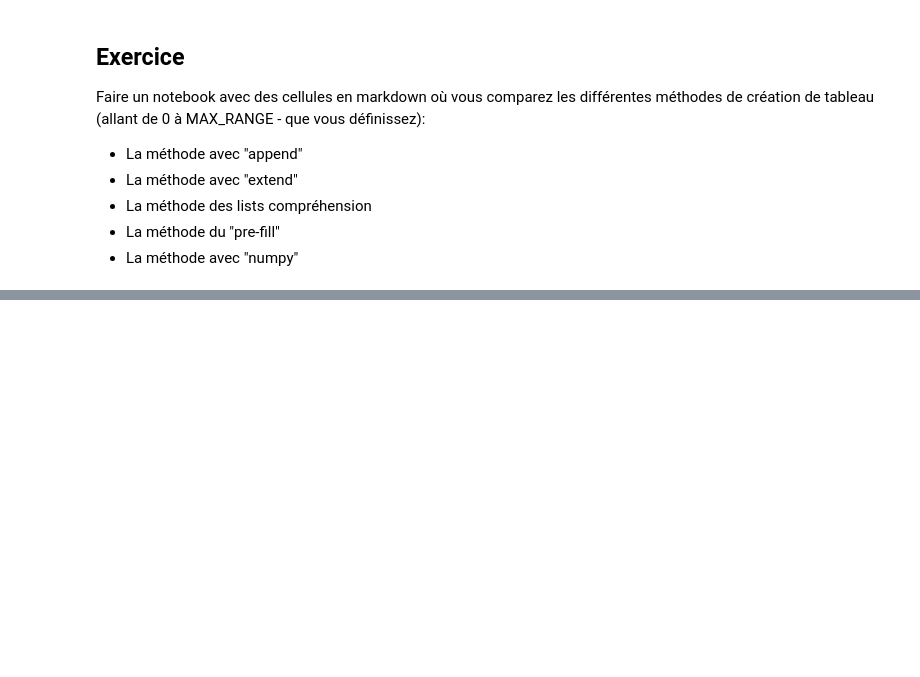
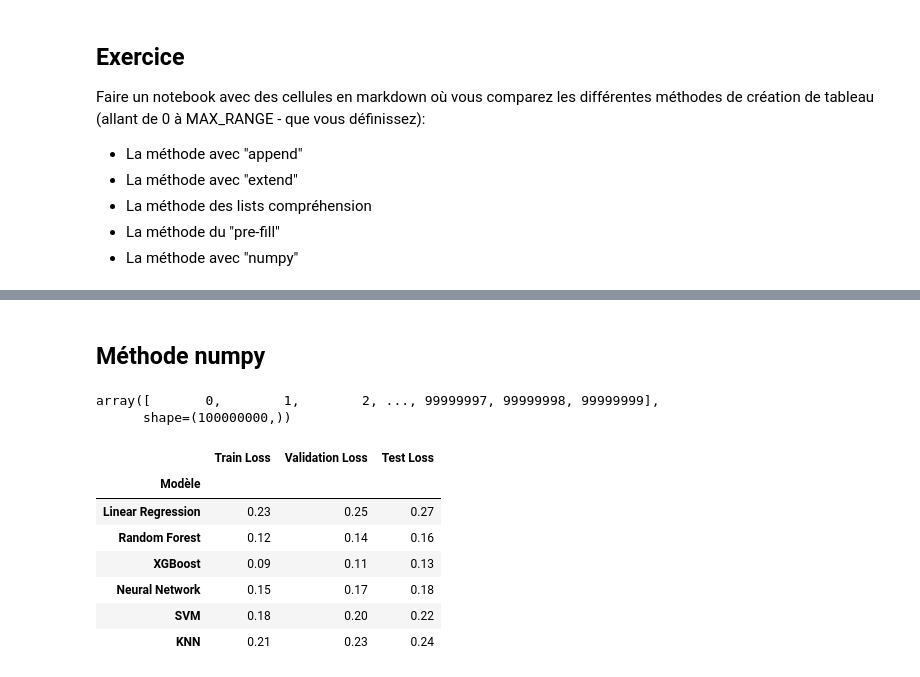
Before and after one commit to BaptGau/m1_ecostats, a Jupyter notebook: mon_petit_notebook.ipynb, the cells around one changed output, grey strips where cells are left out. Saved outputs shown, nothing was run; the diff lists cells and outputs as text; code cells hidden in the pictures; blank space fills up the shorter version.

```diff
--- a/mon_petit_notebook.ipynb
+++ b/mon_petit_notebook.ipynb
@@ -25,0 +70,2 @@ les différentes méthodes de création de tableau (allant de 0 à MAX_RANGE - q
+# %% [markdown]
+## Méthode numpy
@@ -25,0 +74,5 @@ les différentes méthodes de création de tableau (allant de 0 à MAX_RANGE - q
+# %%
+np.arange(MAX_N)
+# %% [output]
+array([       0,        1,        2, ..., 99999997, 99999998, 99999999],
+      shape=(100000000,))
@@ -25,0 +98,12 @@ les différentes méthodes de création de tableau (allant de 0 à MAX_RANGE - q
+# %%
+# df.set_index("Modèle")
+df
+# %% [output]
+|  | Train Loss | Validation Loss | Test Loss |
+| Modèle |  |  |  |
+| Linear Regression | 0.23 | 0.25 | 0.27 |
+| Random Forest | 0.12 | 0.14 | 0.16 |
+| XGBoost | 0.09 | 0.11 | 0.13 |
+| Neural Network | 0.15 | 0.17 | 0.18 |
+| SVM | 0.18 | 0.20 | 0.22 |
+| KNN | 0.21 | 0.23 | 0.24 |
```
Also changed, not shown: parts of 23 cells of this notebook, 3 other files.
